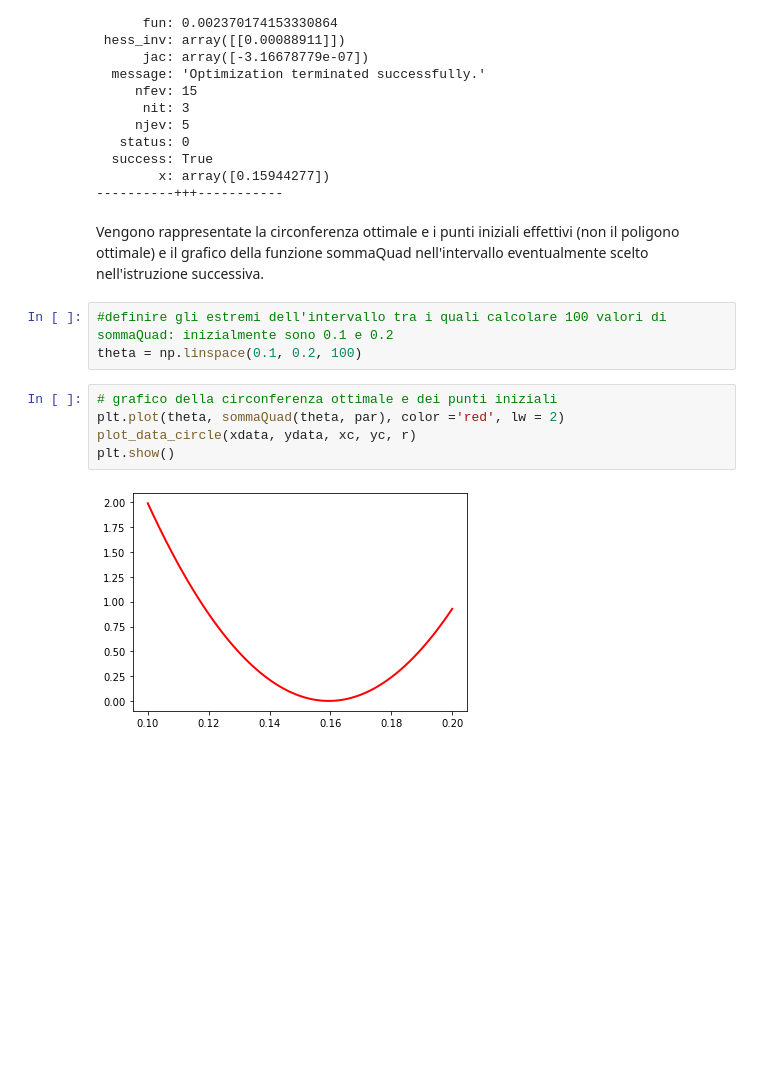
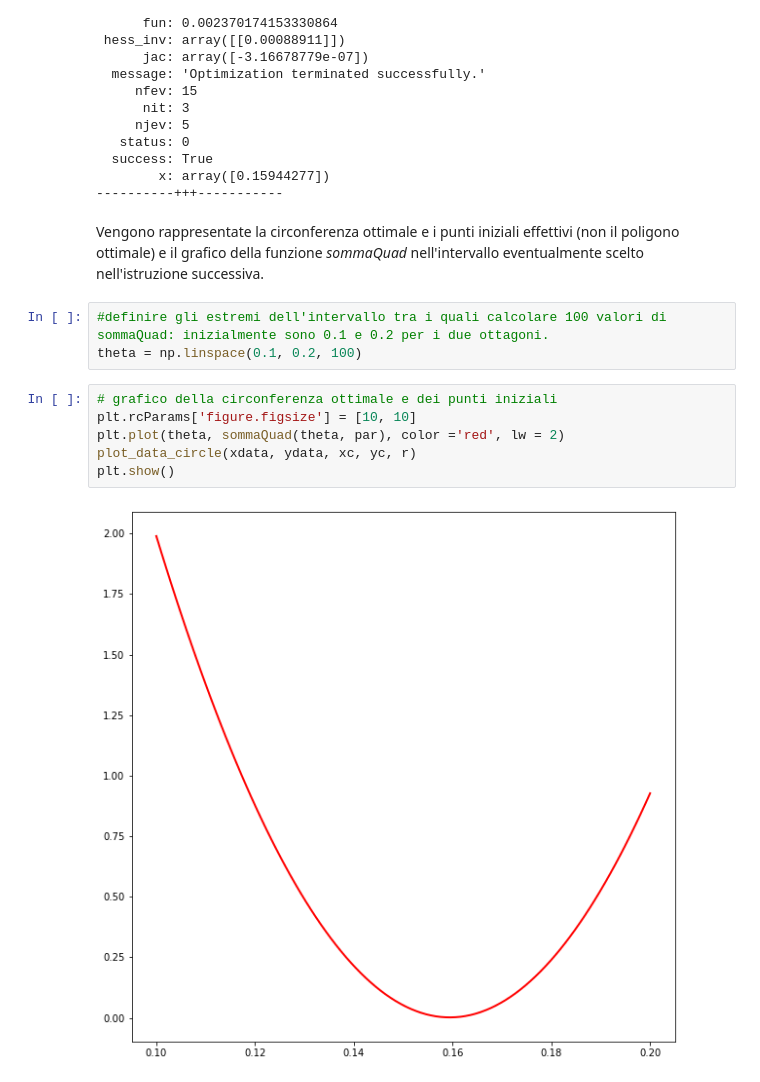
Before and after one commit to lrnzr/didatticaGeometria, a Jupyter notebook: notebook-05.ipynb, the cells around one changed output. Cells and saved outputs as stored; diff of their text form; blank space fills up the shorter version.

```diff
--- a/notebook-05.ipynb
+++ b/notebook-05.ipynb
@@ -141,14 +141,15 @@ ascissaCentro =  34.96123480743832   ordinataCentro =  -0.9728377110489871   rag
         x: array([0.15944277])
 ----------+++-----------
 # %% [markdown]
-Vengono rappresentate la circonferenza ottimale e i punti iniziali effettivi (non il poligono ottimale) e il grafico della funzione sommaQuad nell'intervallo eventualmente scelto nell'istruzione successiva.
+Vengono rappresentate la circonferenza ottimale e i punti iniziali effettivi (non il poligono ottimale) e il grafico della funzione *sommaQuad* nell'intervallo eventualmente scelto nell'istruzione successiva.
 # %%
-#definire gli estremi dell'intervallo tra i quali calcolare 100 valori di sommaQuad: inizialmente sono 0.1 e 0.2
+#definire gli estremi dell'intervallo tra i quali calcolare 100 valori di sommaQuad: inizialmente sono 0.1 e 0.2 per i due ottagoni.
 theta = np.linspace(0.1, 0.2, 100)
 # %%
 # grafico della circonferenza ottimale e dei punti iniziali
+plt.rcParams['figure.figsize'] = [10, 10]
 plt.plot(theta, sommaQuad(theta, par), color ='red', lw = 2)
 plot_data_circle(xdata, ydata, xc, yc, r)
 plt.show()
 # %% [output]
-[figure, old version]
+[figure, new version]
```
Also changed, not shown: parts of 4 cells of this notebook, 1 other file.
